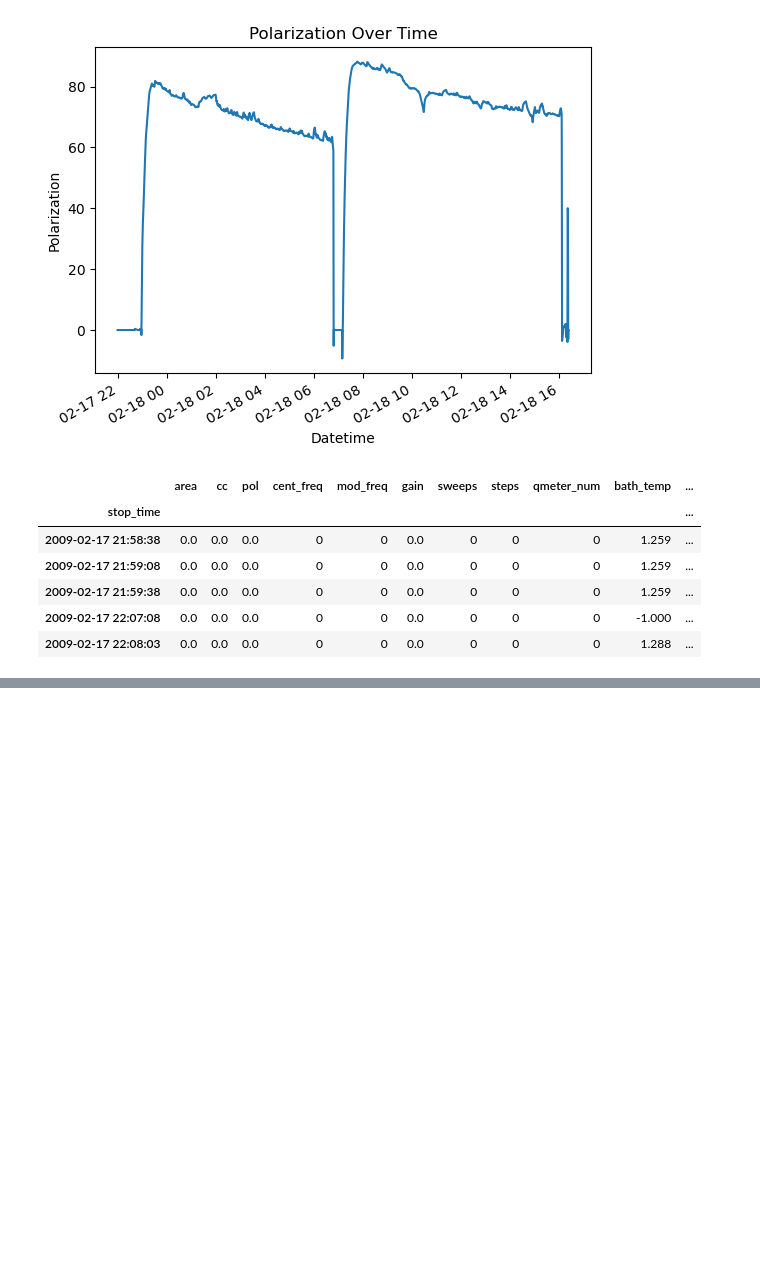
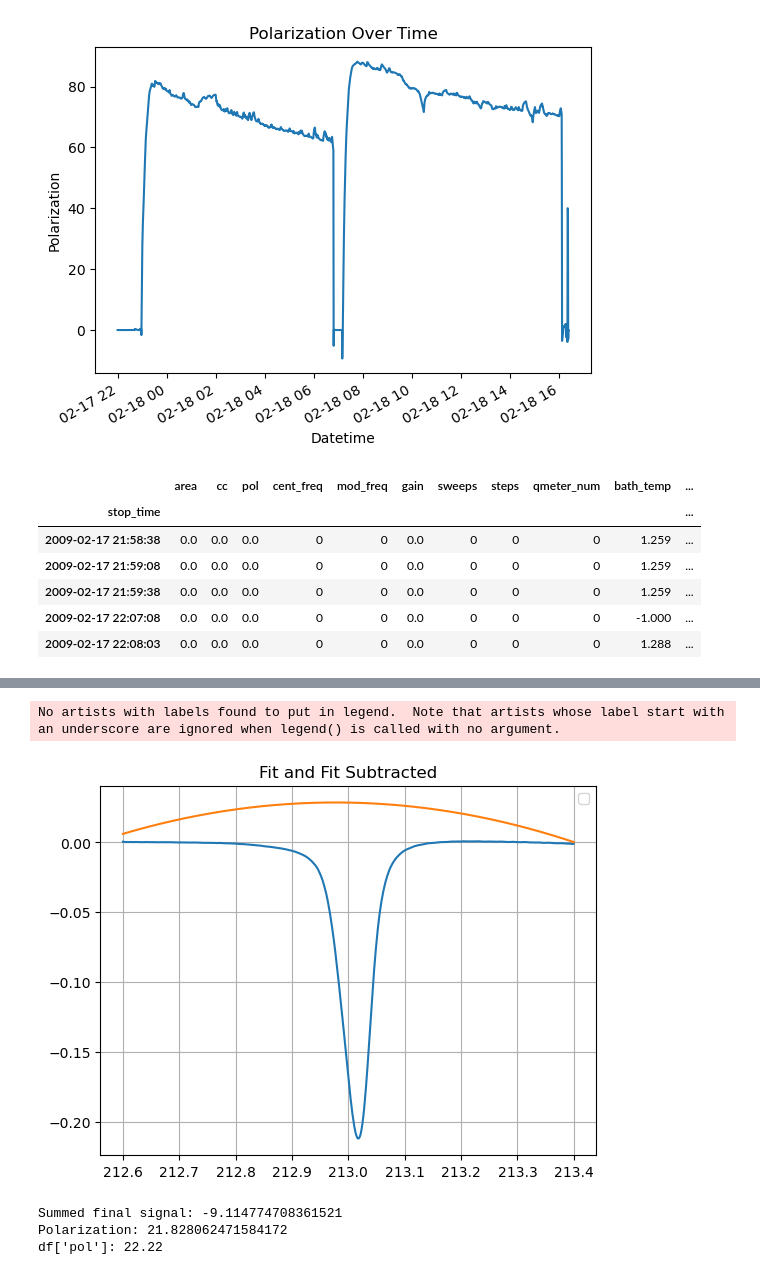
Before and after one commit to evan-toon/DNP, a Jupyter notebook: sane_gaussian_fitting.ipynb, the cells around one changed output, grey strips where cells are left out. Cells and saved outputs as stored; diff of their text form; code cells hidden in the pictures; blank space fills up the shorter version.

```diff
--- a/sane_gaussian_fitting.ipynb
+++ b/sane_gaussian_fitting.ipynb
@@ -61,0 +71,32 @@ ValueError: The truth value of an array with more than one element is ambiguous.
+# %%
+def poly3(x, *p):  # default poly is 3rd order
+    return p[0] + p[1] * x + p[2] * np.power(x, 2) + p[3] * np.power(x, 3)
+
+pi = [0.01, 0.8, 0.01, 0.001, 0.00001, 0.00001, 0.00001, 0.00001, 0.00001]
+pf, pcov = optimize.curve_fit(poly3, X, Y, p0=pi)
+pstd = np.sqrt(np.diag(pcov))
+
+fit = poly3(freq_list, *pf)
+sub = phase - fit
+
+plt.plot(freq_list, sub)
+plt.plot(freq_list, fit)
+plt.title("Fit and Fit Subtracted")
+plt.grid()
+plt.legend()
+plt.show()
+# %% [output]
+No artists with labels found to put in legend.  Note that artists whose label start with an underscore are ignored when legend() is called with no argument.
+[figure, added]
+# %%
+cali_constant = float(df.iloc[i]['cc'])
+area = sub.sum()
+pol = area * cali_constant
+
+print("Summed final signal:",area)
+print("Polarization:", pol)
+print(f"df['pol']: {df.iloc[i]['pol']}")
+# %% [output]
+Summed final signal: -9.114774708361521
+Polarization: 21.828062471584172
+df['pol']: 22.22
```
Also changed, not shown: parts of 7 cells of this notebook.
